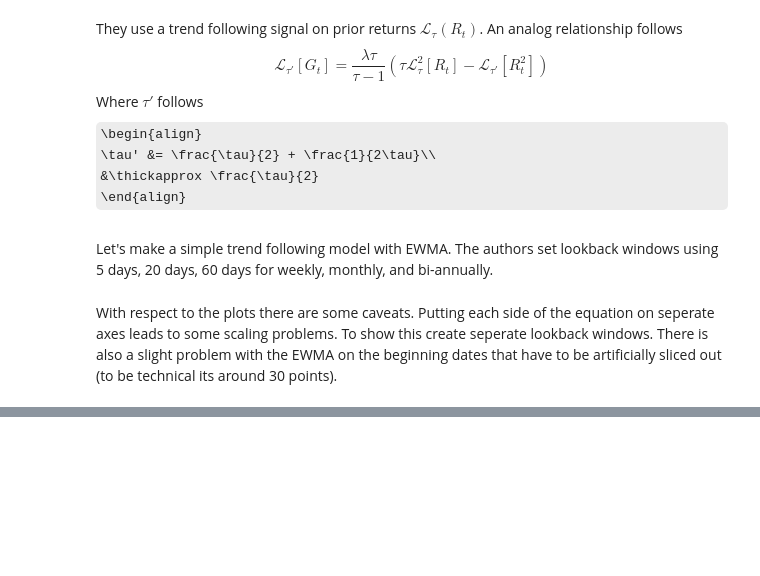
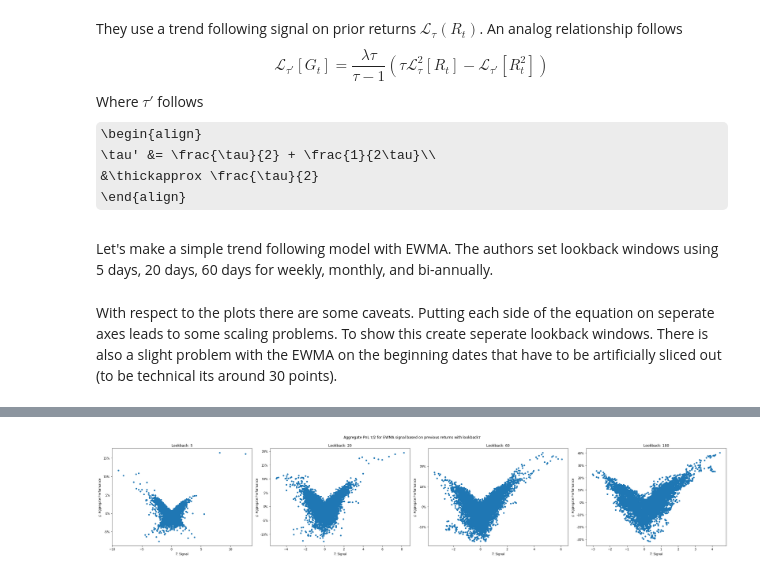
Before and after one commit to diegodalvarez/TrendConvexity, a Jupyter notebook: notebooks/RebuildTrendConvexity.ipynb, the cells around one changed output, grey strips where cells are left out. Drawn from its saved outputs; the diff is of its cells as text; code cells hidden in the pictures; some formulas as TeX source; blank space fills up the shorter version.

```diff
--- a/notebooks/RebuildTrendConvexity.ipynb
+++ b/notebooks/RebuildTrendConvexity.ipynb
@@ -238,0 +247,52 @@ plot_predictions(df_predictions)
+# %%
+def _get_agg_signal_pnl(df_spx: pd.DataFrame, window: int = 180) -> pd.DataFrame:
+
+    df_agg_signal = (_get_norm_rt(df_spx).dropna().assign(
+        signal = lambda x: np.sqrt(window) * x.r_t.ewm(span = window, adjust = False).mean(),
+        g_t = lambda x: (np.sign(x.signal.shift()) * x.r_t).rolling(window = int(window / 2)).sum()))
+
+    return df_agg_signal
+
+def get_agg_signal_pnl(df_spx: pd.DataFrame, lookback_windows: list = [5, 20, 60, 180]) -> pd.DataFrame:
+
+    df_out = pd.concat(
+        [_get_agg_signal_pnl(df_spx, window = lookback).assign(lookback = lookback)
+        for lookback in lookback_windows])
+
+    return df_out
+
+df_agg = get_agg_signal_pnl(df_spx)
+# %%
+def plot_aggregate_pnl_vs_signal(df_agg: pd.DataFrame) -> plt.Figure:
+
+    lookbacks = df_agg.lookback.drop_duplicates().sort_values().to_list()
+    fig, axes = plt.subplots(ncols = len(lookbacks), figsize = (30,6))
+    xlabel = r"$T$"
+    ylabel = r"$\mathcal{G}$"
+    title1 = "Aggregate PnL "
+    title2 = r"$\tau / 2$"
+    title3 = " for EWMA signal based on previous returns with lookback"
+    title4 = r"$\tau$"
+
+    for lookback, ax in zip(lookbacks, axes.flatten()):
+
+        (df_agg.query(
+            "lookback == @lookback").
+            plot(
+                ax = ax,
+                kind = "scatter",
+                x = "signal",
+                y = "g_t",
+                xlabel = xlabel + ": Signal",
+                ylabel = ylabel + ": Aggregate Performance",
+                title = "Lookback: {}".format(lookback)))
+
+        ax.yaxis.set_major_formatter(FuncFormatter(lambda x, _: f'{x:.0f}%'))
+
+    fig.suptitle(title1 + title2 + title3 + title4 + "\nFor SPX Roll Adjusted Futures from {} to {}".format(
+        ))
+    plt.tight_layout()
+
+plot_aggregate_pnl_vs_signal(df_agg)
+# %% [output]
+[figure, added]
```
Also changed, not shown: parts of 4 cells of this notebook.
